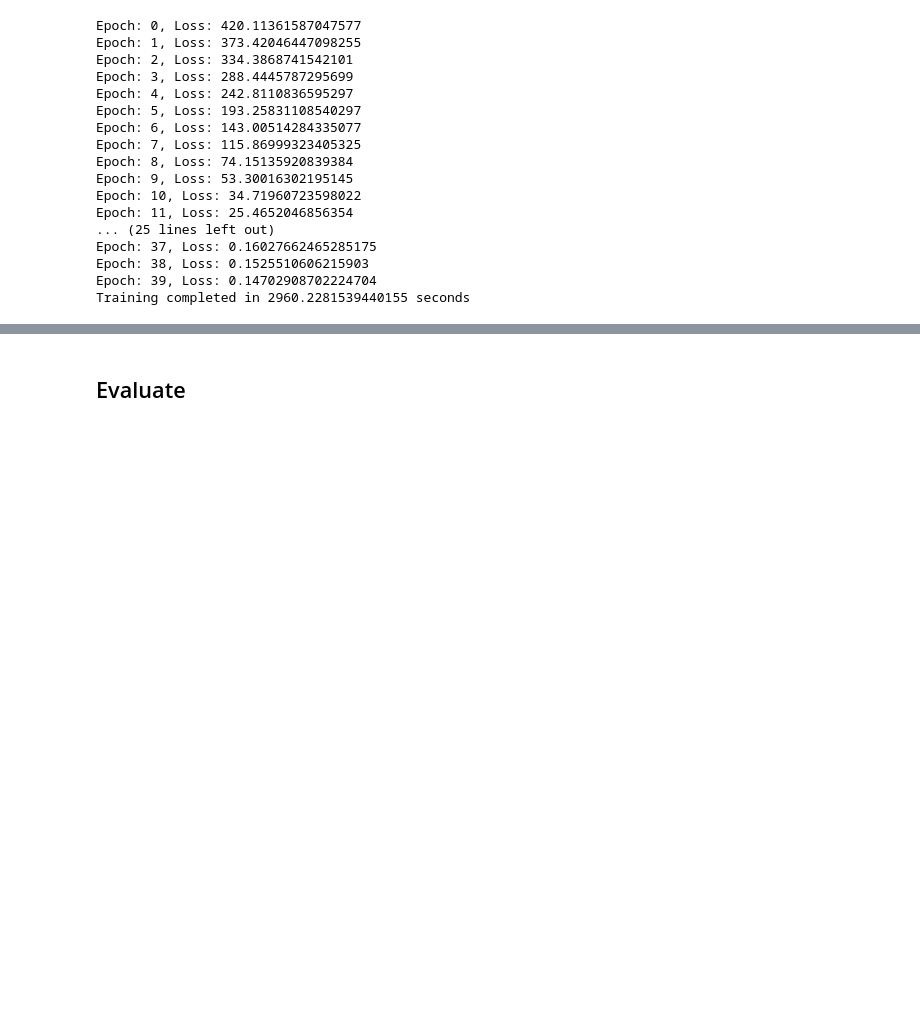
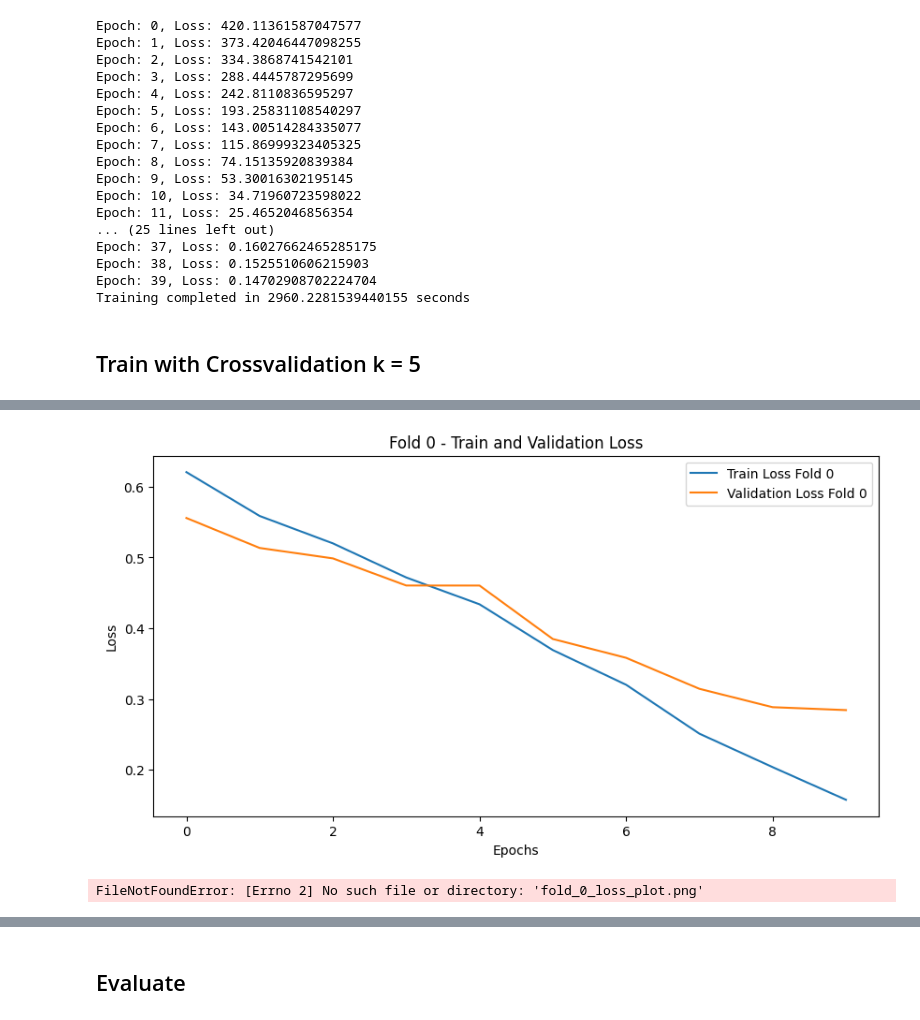
Before and after one commit to chusanapunn/pneu_class, a Jupyter notebook: report.ipynb, the cells around one changed output, grey strips where cells are left out. Drawn from its saved outputs; the diff is of its cells as text; code cells hidden in the pictures; blank space fills up the shorter version.

Commit message:
update mlflow, crossvalidation, validation dataset

```diff
--- a/report.ipynb
+++ b/report.ipynb
@@ -292,3 +287,79 @@ Epoch: 37, Loss: 0.16027662465285175
 Epoch: 38, Loss: 0.1525510606215903
 Epoch: 39, Loss: 0.14702908702224704
 Training completed in 2960.2281539440155 seconds
+# %% [markdown]
+## Train with Crossvalidation k = 5
+# %%
+fold_train_losses = []
+fold_val_losses = []
+num_epochs = 10
+
+start_time = time.time()
+# Start an MLflow run
+with mlflow.start_run():
+    # Log parameters
+    mlflow.log_param("k_folds", k_folds)
+    mlflow.log_param("batch_size", batch_size)
+    mlflow.log_param("num_epochs", num_epochs)
+    for fold, (train_ids, val_ids) in enumerate(kfold.split(train_dataset)):
+        print(f'FOLD {fold}')
+        print('--------------------------------')
+
+        train_subsampler = Subset(train_dataset, train_ids)
+        val_subsampler = Subset(train_dataset, val_ids)
+
+        train_loader = DataLoader(train_subsampler, batch_size=batch_size, shuffle=True, num_workers=0)
+        val_loader = DataLoader(val_subsampler, batch_size=batch_size, shuffle=False, num_workers=0)
+
+        net = Covid19Net()
+        net.to(device)
+
+        criterion = torch.nn.CrossEntropyLoss(weight=class_weights_tensor)
+        optimizer = optim.SGD(net.parameters(), lr=0.003, momentum=0.9)
+
+        train_losses = []
+        val_losses = []
+
+        for epoch in range(num_epochs):
+            running_train_loss = 0.0
+            for images, labels in train_loader:
+                images, labels = images.to(device), labels.to(device)
+                optimizer.zero_grad()
+
+                # Forward pass
+                outputs = net(images)
+                loss = criterion(outputs, labels)
+                running_train_loss += loss.item()
+
+                # Backward pass
+                loss.backward()
+                optimizer.step()
+
+            train_loss = running_train_loss / len(train_loader)
+            train_losses.append(train_loss)
+
+            running_val_loss = 0.0
+            with torch.no_grad():
+                for images, labels in val_loader:
+                    images, labels = images.to(device), labels.to(device)
+                    outputs = net(images)
+                    loss = criterion(outputs, labels)
+                    running_val_loss += loss.item()
+
+            val_loss = running_val_loss / len(val_loader)
+            val_losses.append(val_loss)
+
+            print(f'Epoch {epoch+1}, Train Loss: {train_loss}, Validation Loss: {val_loss}')
+
+            mlflow.log_metric(f"train_loss_fold_{fold}", train_loss, step=epoch)
+            mlflow.log_metric(f"val_loss_fold_{fold}", val_loss, step=epoch)
+
+        fold_train_losses.append(train_losses)
+        fold_val_losses.append(val_losses)
+        print('--------------------------------')
+
+    mlflow.pytorch.log_model(net, "model")
+
+end_time = time.time()
+execution_time = end_time - start_time
+# %% [output]
@@ -294,0 +387,2 @@ Training completed in 2960.2281539440155 seconds
+[figure, added]
+FileNotFoundError: [Errno 2] No such file or directory: 'fold_0_loss_plot.png'
```
Also changed, not shown: parts of 9 cells of this notebook, 46 other files.
